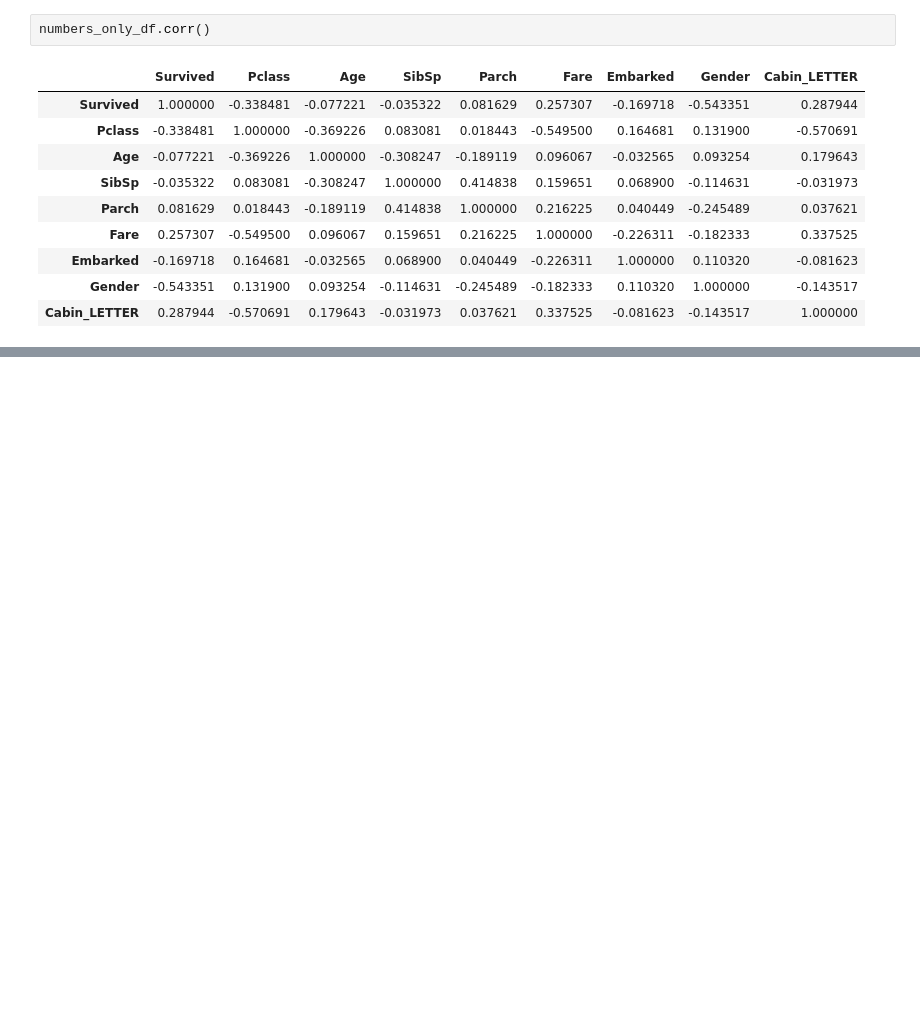
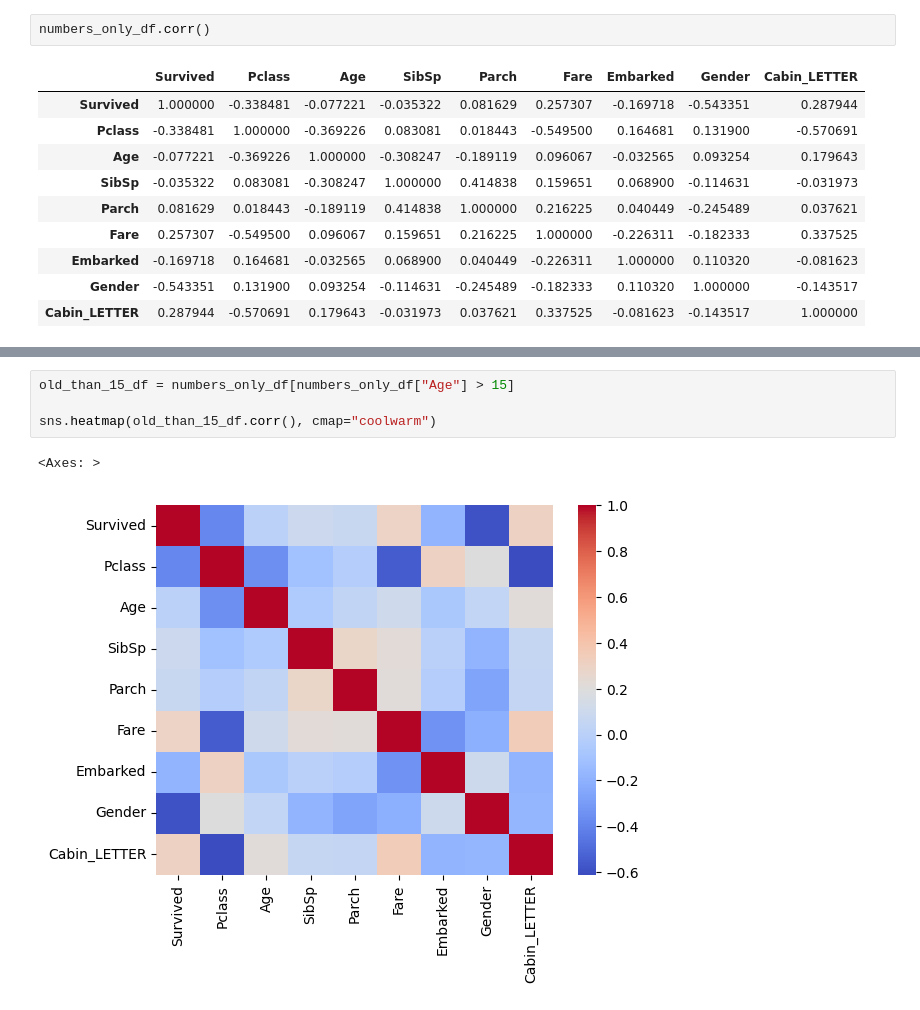
Before and after one commit to sojog/Big-Data-ADR-10-17-18-octombrie-2025, a Jupyter notebook: Ziua2/01.titanic_database.ipynb, the cells around one changed output, grey strips where cells are left out. Drawn from its saved outputs; the diff is of its cells as text; blank space fills up the shorter version.

```diff
--- a/Ziua2/01.titanic_database.ipynb
+++ b/Ziua2/01.titanic_database.ipynb
@@ -368,0 +388,7 @@ numbers_only_df.corr()
+# %%
+old_than_15_df = numbers_only_df[numbers_only_df["Age"] > 15]
+
+sns.heatmap(old_than_15_df.corr(), cmap="coolwarm")
+# %% [output]
+<Axes: >
+[figure, added]
```
Also changed, not shown: parts of 5 cells of this notebook, 3 other files.
